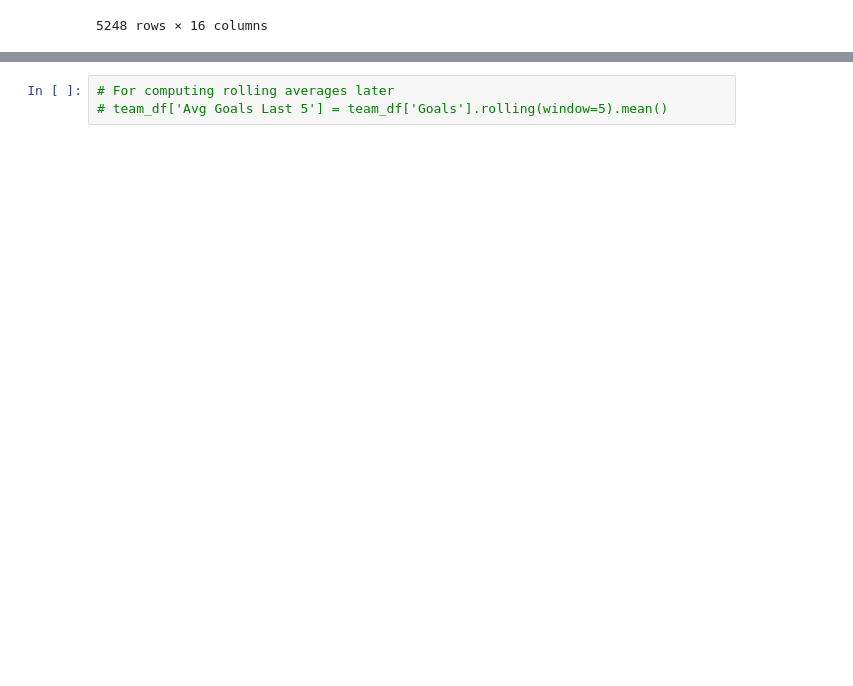
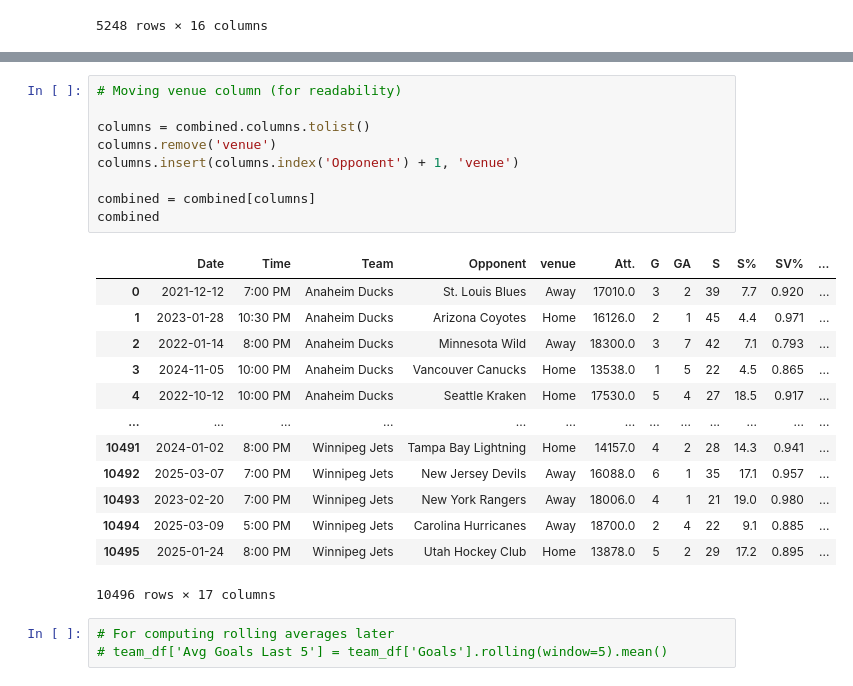
Before and after one commit to vblais12/NHL_stats_predictor, a Jupyter notebook: Data/Scraping.ipynb, the cells around one changed output, grey strips where cells are left out. Saved outputs shown, nothing was run; the diff lists cells and outputs as text; blank space fills up the shorter version.

```diff
--- a/Data/Scraping.ipynb
+++ b/Data/Scraping.ipynb
@@ -273,3 +307,26 @@ all_matches
+# %%
+# Moving venue column (for readability)
+
+columns = combined.columns.tolist()
+columns.remove('venue')
+columns.insert(columns.index('Opponent') + 1, 'venue')
+
+combined = combined[columns]
+combined
+# %% [output]
+|  | Date | Time | Team | Opponent | venue | Att. | G | GA | S | S% | SV% | ... |
+| 0 | 2021-12-12 | 7:00 PM | Anaheim Ducks | St. Louis Blues | Away | 17010.0 | 3 | 2 | 39 | 7.7 | 0.920 | ... |
+| 1 | 2023-01-28 | 10:30 PM | Anaheim Ducks | Arizona Coyotes | Home | 16126.0 | 2 | 1 | 45 | 4.4 | 0.971 | ... |
+| 2 | 2022-01-14 | 8:00 PM | Anaheim Ducks | Minnesota Wild | Away | 18300.0 | 3 | 7 | 42 | 7.1 | 0.793 | ... |
+| 3 | 2024-11-05 | 10:00 PM | Anaheim Ducks | Vancouver Canucks | Home | 13538.0 | 1 | 5 | 22 | 4.5 | 0.865 | ... |
+| 4 | 2022-10-12 | 10:00 PM | Anaheim Ducks | Seattle Kraken | Home | 17530.0 | 5 | 4 | 27 | 18.5 | 0.917 | ... |
+| ... | ... | ... | ... | ... | ... | ... | ... | ... | ... | ... | ... | ... |
+| 10491 | 2024-01-02 | 8:00 PM | Winnipeg Jets | Tampa Bay Lightning | Home | 14157.0 | 4 | 2 | 28 | 14.3 | 0.941 | ... |
+| 10492 | 2025-03-07 | 7:00 PM | Winnipeg Jets | New Jersey Devils | Away | 16088.0 | 6 | 1 | 35 | 17.1 | 0.957 | ... |
+| 10493 | 2023-02-20 | 7:00 PM | Winnipeg Jets | New York Rangers | Away | 18006.0 | 4 | 1 | 21 | 19.0 | 0.980 | ... |
+| 10494 | 2025-03-09 | 5:00 PM | Winnipeg Jets | Carolina Hurricanes | Away | 18700.0 | 2 | 4 | 22 | 9.1 | 0.885 | ... |
+| 10495 | 2025-01-24 | 8:00 PM | Winnipeg Jets | Utah Hockey Club | Home | 13878.0 | 5 | 2 | 29 | 17.2 | 0.895 | ... |
+10496 rows × 17 columns
 # %%
 # For computing rolling averages later
 # team_df['Avg Goals Last 5'] = team_df['Goals'].rolling(window=5).mean()
```
Also changed, not shown: parts of 3 cells of this notebook.
